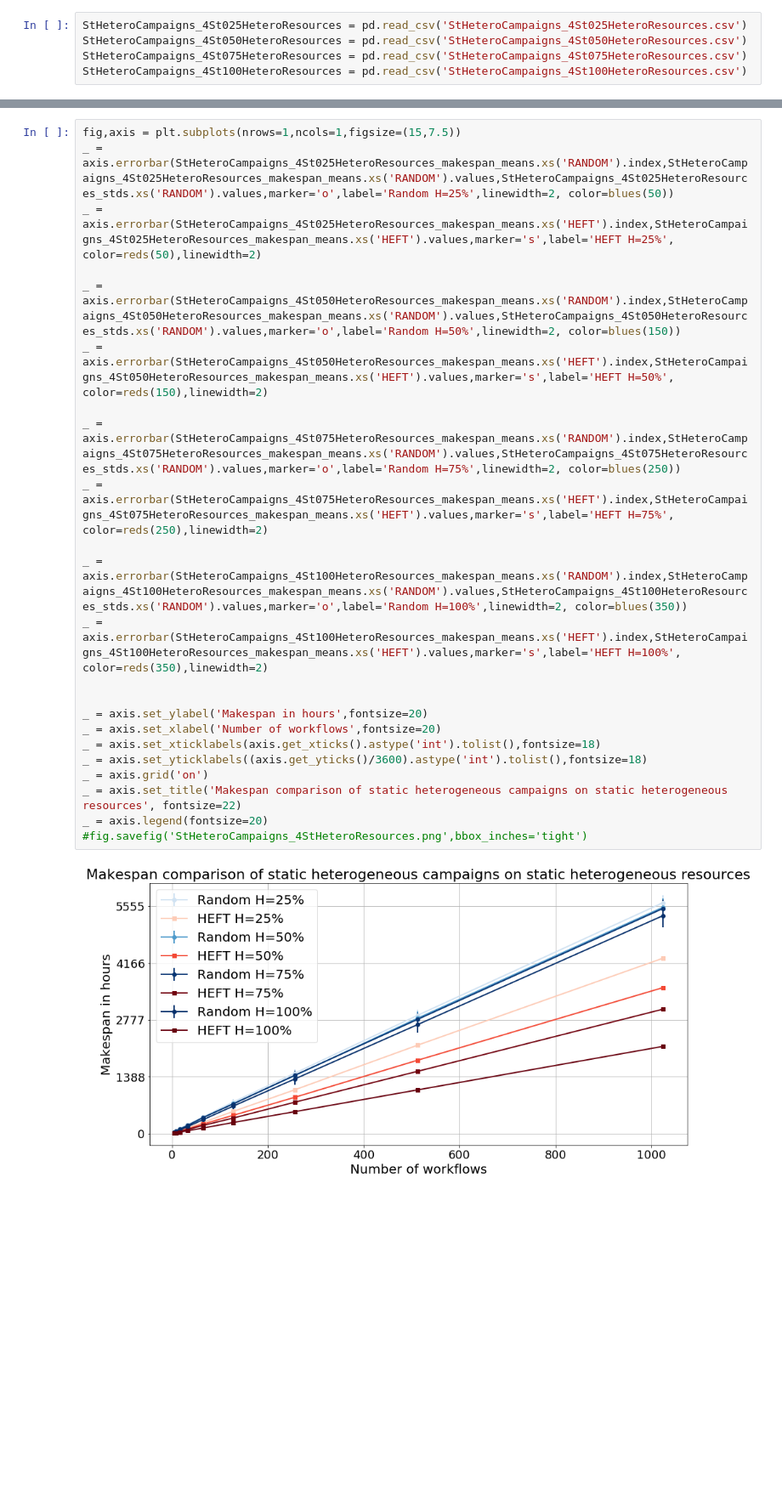
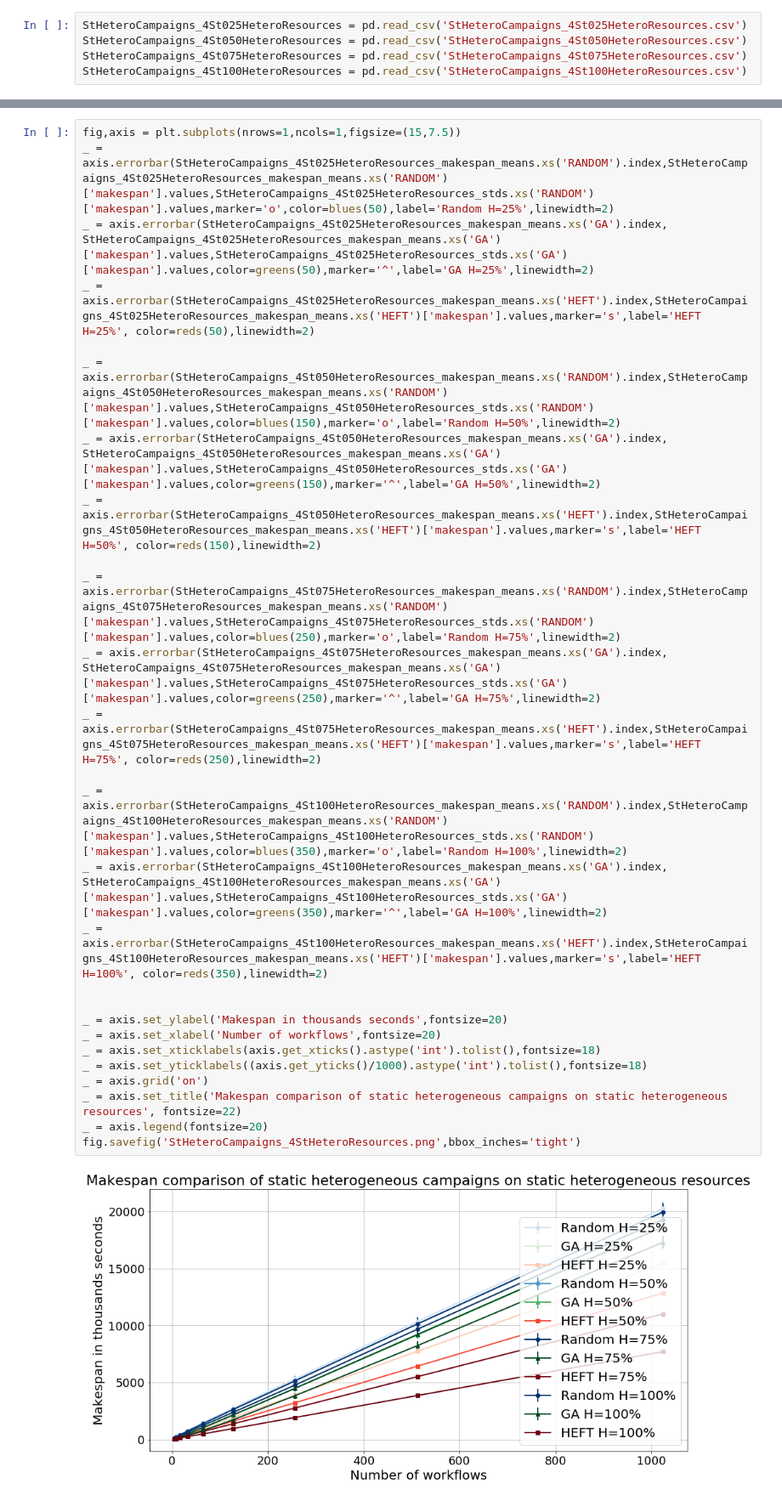
Before and after one commit to radical-project/campaign_manager, a Jupyter notebook: experiments/StaticResourcesExperiments.ipynb, the cells around one changed output, grey strips where cells are left out. Shown at 85% size. Drawn from its saved outputs; the diff is of its cells as text; blank space fills up the shorter version.

```diff
--- a/experiments/StaticResourcesExperiments.ipynb
+++ b/experiments/StaticResourcesExperiments.ipynb
@@ -254,29 +245,33 @@ StHeteroCampaigns_4St100HeteroResources_makespan_means = StHeteroCampaigns_4St10
 StHeteroCampaigns_4St100HeteroResources_stds           = StHeteroCampaigns_4St100HeteroResources.std()
 # %%
 fig,axis = plt.subplots(nrows=1,ncols=1,figsize=(15,7.5))
-_ = axis.errorbar(StHeteroCampaigns_4St025HeteroResources_makespan_means.xs('RANDOM').index,StHeteroCampaigns_4St025HeteroResources_makespan_means.xs('RANDOM').values,StHeteroCampaigns_4St025HeteroResources_stds.xs('RANDOM').values,marker='o',label='Random H=25%',linewidth=2, color=blues(50))
-_ = axis.errorbar(StHeteroCampaigns_4St025HeteroResources_makespan_means.xs('HEFT').index,StHeteroCampaigns_4St025HeteroResources_makespan_means.xs('HEFT').values,marker='s',label='HEFT H=25%', color=reds(50),linewidth=2)
+_ = axis.errorbar(StHeteroCampaigns_4St025HeteroResources_makespan_means.xs('RANDOM').index,StHeteroCampaigns_4St025HeteroResources_makespan_means.xs('RANDOM')['makespan'].values,StHeteroCampaigns_4St025HeteroResources_stds.xs('RANDOM')['makespan'].values,marker='o',color=blues(50),label='Random H=25%',linewidth=2)
+_ = axis.errorbar(StHeteroCampaigns_4St025HeteroResources_makespan_means.xs('GA').index, StHeteroCampaigns_4St025HeteroResources_makespan_means.xs('GA')['makespan'].values,StHeteroCampaigns_4St025HeteroResources_stds.xs('GA')['makespan'].values,color=greens(50),marker='^',label='GA H=25%',linewidth=2)
+_ = axis.errorbar(StHeteroCampaigns_4St025HeteroResources_makespan_means.xs('HEFT').index,StHeteroCampaigns_4St025HeteroResources_makespan_means.xs('HEFT')['makespan'].values,marker='s',label='HEFT H=25%', color=reds(50),linewidth=2)
 
-_ = axis.errorbar(StHeteroCampaigns_4St050HeteroResources_makespan_means.xs('RANDOM').index,StHeteroCampaigns_4St050HeteroResources_makespan_means.xs('RANDOM').values,StHeteroCampaigns_4St050HeteroResources_stds.xs('RANDOM').values,marker='o',label='Random H=50%',linewidth=2, color=blues(150))
-_ = axis.errorbar(StHeteroCampaigns_4St050HeteroResources_makespan_means.xs('HEFT').index,StHeteroCampaigns_4St050HeteroResources_makespan_means.xs('HEFT').values,marker='s',label='HEFT H=50%', color=reds(150),linewidth=2)
+_ = axis.errorbar(StHeteroCampaigns_4St050HeteroResources_makespan_means.xs('RANDOM').index,StHeteroCampaigns_4St050HeteroResources_makespan_means.xs('RANDOM')['makespan'].values,StHeteroCampaigns_4St050HeteroResources_stds.xs('RANDOM')['makespan'].values,color=blues(150),marker='o',label='Random H=50%',linewidth=2)
+_ = axis.errorbar(StHeteroCampaigns_4St050HeteroResources_makespan_means.xs('GA').index, StHeteroCampaigns_4St050HeteroResources_makespan_means.xs('GA')['makespan'].values,StHeteroCampaigns_4St050HeteroResources_stds.xs('GA')['makespan'].values,color=greens(150),marker='^',label='GA H=50%',linewidth=2)
+_ = axis.errorbar(StHeteroCampaigns_4St050HeteroResources_makespan_means.xs('HEFT').index,StHeteroCampaigns_4St050HeteroResources_makespan_means.xs('HEFT')['makespan'].values,marker='s',label='HEFT H=50%', color=reds(150),linewidth=2)
 
-_ = axis.errorbar(StHeteroCampaigns_4St075HeteroResources_makespan_means.xs('RANDOM').index,StHeteroCampaigns_4St075HeteroResources_makespan_means.xs('RANDOM').values,StHeteroCampaigns_4St075HeteroResources_stds.xs('RANDOM').values,marker='o',label='Random H=75%',linewidth=2, color=blues(250))
-_ = axis.errorbar(StHeteroCampaigns_4St075HeteroResources_makespan_means.xs('HEFT').index,StHeteroCampaigns_4St075HeteroResources_makespan_means.xs('HEFT').values,marker='s',label='HEFT H=75%', color=reds(250),linewidth=2)
+_ = axis.errorbar(StHeteroCampaigns_4St075HeteroResources_makespan_means.xs('RANDOM').index,StHeteroCampaigns_4St075HeteroResources_makespan_means.xs('RANDOM')['makespan'].values,StHeteroCampaigns_4St075HeteroResources_stds.xs('RANDOM')['makespan'].values,color=blues(250),marker='o',label='Random H=75%',linewidth=2)
+_ = axis.errorbar(StHeteroCampaigns_4St075HeteroResources_makespan_means.xs('GA').index, StHeteroCampaigns_4St075HeteroResources_makespan_means.xs('GA')['makespan'].values,StHeteroCampaigns_4St075HeteroResources_stds.xs('GA')['makespan'].values,color=greens(250),marker='^',label='GA H=75%',linewidth=2)
+_ = axis.errorbar(StHeteroCampaigns_4St075HeteroResources_makespan_means.xs('HEFT').index,StHeteroCampaigns_4St075HeteroResources_makespan_means.xs('HEFT')['makespan'].values,marker='s',label='HEFT H=75%', color=reds(250),linewidth=2)
 
-_ = axis.errorbar(StHeteroCampaigns_4St100HeteroResources_makespan_means.xs('RANDOM').index,StHeteroCampaigns_4St100HeteroResources_makespan_means.xs('RANDOM').values,StHeteroCampaigns_4St100HeteroResources_stds.xs('RANDOM').values,marker='o',label='Random H=100%',linewidth=2, color=blues(350))
-_ = axis.errorbar(StHeteroCampaigns_4St100HeteroResources_makespan_means.xs('HEFT').index,StHeteroCampaigns_4St100HeteroResources_makespan_means.xs('HEFT').values,marker='s',label='HEFT H=100%', color=reds(350),linewidth=2)
+_ = axis.errorbar(StHeteroCampaigns_4St100HeteroResources_makespan_means.xs('RANDOM').index,StHeteroCampaigns_4St100HeteroResources_makespan_means.xs('RANDOM')['makespan'].values,StHeteroCampaigns_4St100HeteroResources_stds.xs('RANDOM')['makespan'].values,color=blues(350),marker='o',label='Random H=100%',linewidth=2)
+_ = axis.errorbar(StHeteroCampaigns_4St100HeteroResources_makespan_means.xs('GA').index, StHeteroCampaigns_4St100HeteroResources_makespan_means.xs('GA')['makespan'].values,StHeteroCampaigns_4St100HeteroResources_stds.xs('GA')['makespan'].values,color=greens(350),marker='^',label='GA H=100%',linewidth=2)
+_ = axis.errorbar(StHeteroCampaigns_4St100HeteroResources_makespan_means.xs('HEFT').index,StHeteroCampaigns_4St100HeteroResources_makespan_means.xs('HEFT')['makespan'].values,marker='s',label='HEFT H=100%', color=reds(350),linewidth=2)
 
 
-_ = axis.set_ylabel('Makespan in hours',fontsize=20)
+_ = axis.set_ylabel('Makespan in thousands seconds',fontsize=20)
 _ = axis.set_xlabel('Number of workflows',fontsize=20)
 _ = axis.set_xticklabels(axis.get_xticks().astype('int').tolist(),fontsize=18)
-_ = axis.set_yticklabels((axis.get_yticks()/3600).astype('int').tolist(),fontsize=18)
+_ = axis.set_yticklabels((axis.get_yticks()/1000).astype('int').tolist(),fontsize=18)
 _ = axis.grid('on')
 _ = axis.set_title('Makespan comparison of static heterogeneous campaigns on static heterogeneous resources', fontsize=22)
 _ = axis.legend(fontsize=20)
-#fig.savefig('StHeteroCampaigns_4StHeteroResources.png',bbox_inches='tight')
+fig.savefig('StHeteroCampaigns_4StHeteroResources.png',bbox_inches='tight')
 # %% [output]
-[figure, old version]
+[figure, new version]
 # %%
 fig,axis = plt.subplots(nrows=2,ncols=2,figsize=(31,16), sharex=True, sharey=True)
 fig.subplots_adjust(wspace=0.05, hspace=0.05)
```
Also changed, not shown: parts of 18 cells of this notebook, 4 other files.
